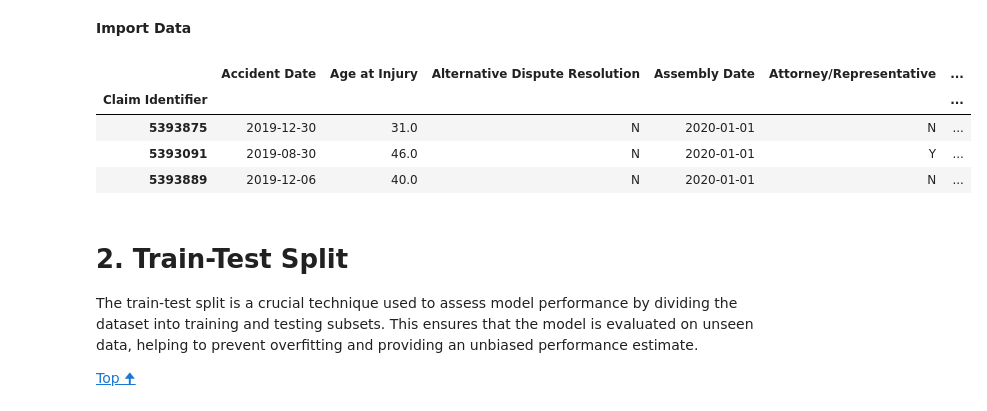
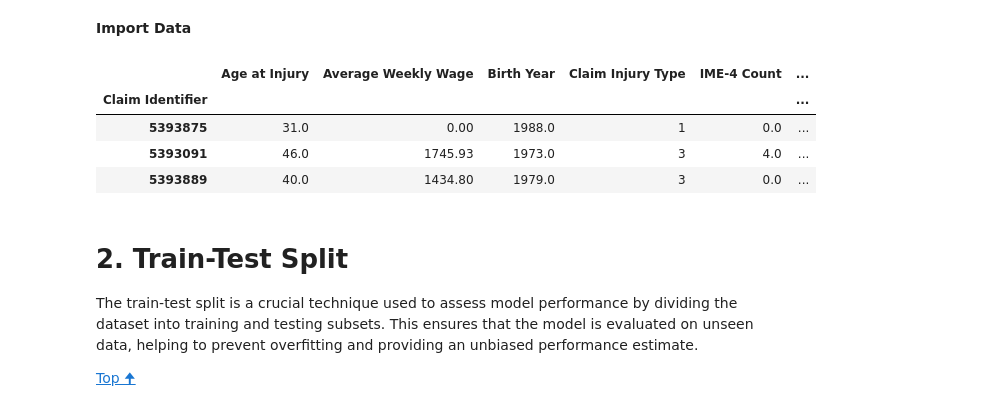
Before and after one commit to antoniooliveira03/machine_learning, a Jupyter notebook: delivery 2 (in progress)/guga_outliers.ipynb, the cells around one changed output. Drawn from its saved outputs; the diff is of its cells as text; code cells hidden in the pictures.

```diff
--- a/delivery 2 (in progress)/guga_outliers.ipynb
+++ b/delivery 2 (in progress)/guga_outliers.ipynb
@@ -29,19 +32,19 @@ warnings.filterwarnings("ignore")
 **Import Data**
 # %%
 # Load training data
-df = pd.read_csv('C:/Users/gonca/Documents/GitHub/machine_learning/project_data/train_data.csv', index_col = 'Claim Identifier')
+df = pd.read_csv('train_data_EDA.csv', index_col = 'Claim Identifier')
 
 # Load testing data
-test = pd.read_csv('C:/Users/gonca/Documents/GitHub/machine_learning/project_data/test_data.csv', index_col = 'Claim Identifier')
+test = pd.read_csv('test_data_EDA.csv', index_col = 'Claim Identifier')
 
 # Display the first 3 rows of the training data
 df.head(3)
 # %% [output]
-|  | Accident Date | Age at Injury | Alternative Dispute Resolution | Assembly Date | Attorney/Representative | ... |
+|  | Age at Injury | Average Weekly Wage | Birth Year | Claim Injury Type | IME-4 Count | ... |
 | Claim Identifier |  |  |  |  |  | ... |
-| 5393875 | 2019-12-30 | 31.0 | N | 2020-01-01 | N | ... |
-| 5393091 | 2019-08-30 | 46.0 | N | 2020-01-01 | Y | ... |
-| 5393889 | 2019-12-06 | 40.0 | N | 2020-01-01 | N | ... |
+| 5393875 | 31.0 | 0.00 | 1988.0 | 1 | 0.0 | ... |
+| 5393091 | 46.0 | 1745.93 | 1973.0 | 3 | 4.0 | ... |
+| 5393889 | 40.0 | 1434.80 | 1979.0 | 3 | 0.0 | ... |
 # %% [markdown]
 # 2. Train-Test Split
 The train-test split is a crucial technique used to assess model performance by dividing the dataset into training and testing subsets. This ensures that the model is evaluated on unseen data, helping to prevent overfitting and providing an unbiased performance estimate.
```
Also changed, not shown: parts of 24 cells of this notebook.
